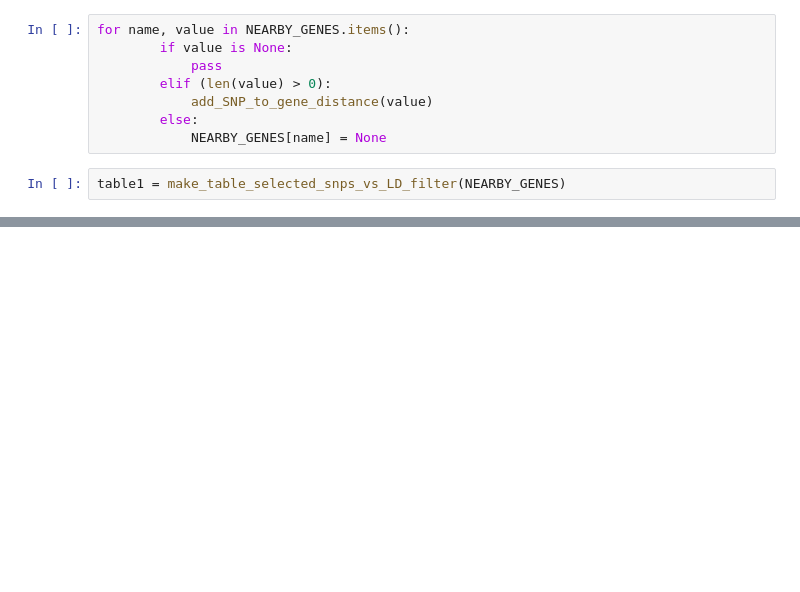
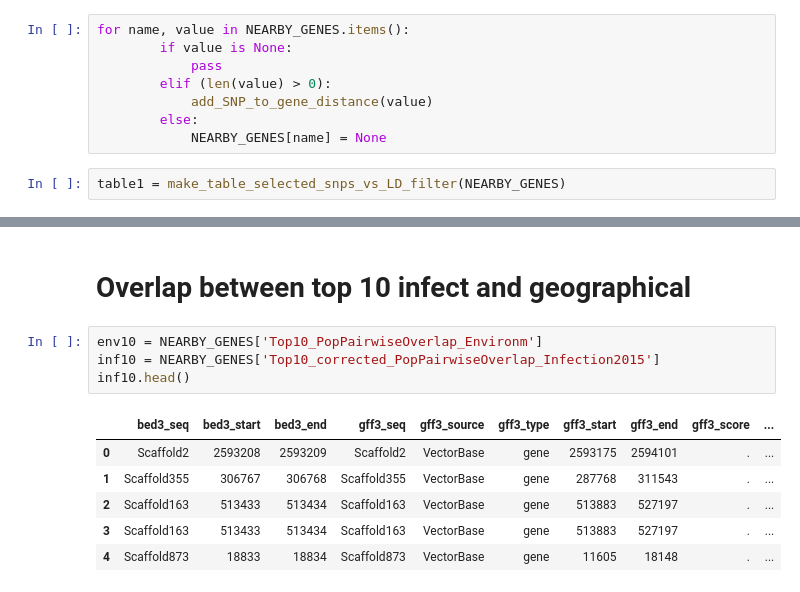
Before and after one commit to xguse/ipy_notebooks, a Jupyter notebook: YALE/ddrad58/2015-07-24__report_to_andrea_about_ddrad58.ipynb, the cells around one changed output, grey strips where cells are left out. Drawn from its saved outputs; the diff is of its cells as text; blank space fills up the shorter version.

```diff
--- a/YALE/ddrad58/2015-07-24__report_to_andrea_about_ddrad58.ipynb
+++ b/YALE/ddrad58/2015-07-24__report_to_andrea_about_ddrad58.ipynb
@@ -343,0 +419,13 @@ table1.to_excel('/home/gus/src/repos/git/markdown-docs/manuscripts/Gloria-Soria/
+# %% [markdown]
+# Overlap between top 10 infect and geographical
+# %%
+env10 = NEARBY_GENES['Top10_PopPairwiseOverlap_Environm']
+inf10 = NEARBY_GENES['Top10_corrected_PopPairwiseOverlap_Infection2015']
+inf10.head()
+# %% [output]
+|  | bed3_seq | bed3_start | bed3_end | gff3_seq | gff3_source | gff3_type | gff3_start | gff3_end | gff3_score | ... |
+| 0 | Scaffold2 | 2593208 | 2593209 | Scaffold2 | VectorBase | gene | 2593175 | 2594101 | . | ... |
+| 1 | Scaffold355 | 306767 | 306768 | Scaffold355 | VectorBase | gene | 287768 | 311543 | . | ... |
+| 2 | Scaffold163 | 513433 | 513434 | Scaffold163 | VectorBase | gene | 513883 | 527197 | . | ... |
+| 3 | Scaffold163 | 513433 | 513434 | Scaffold163 | VectorBase | gene | 513883 | 527197 | . | ... |
+| 4 | Scaffold873 | 18833 | 18834 | Scaffold873 | VectorBase | gene | 11605 | 18148 | . | ... |
```
Also changed, not shown: parts of 25 cells of this notebook, 4 other files.
